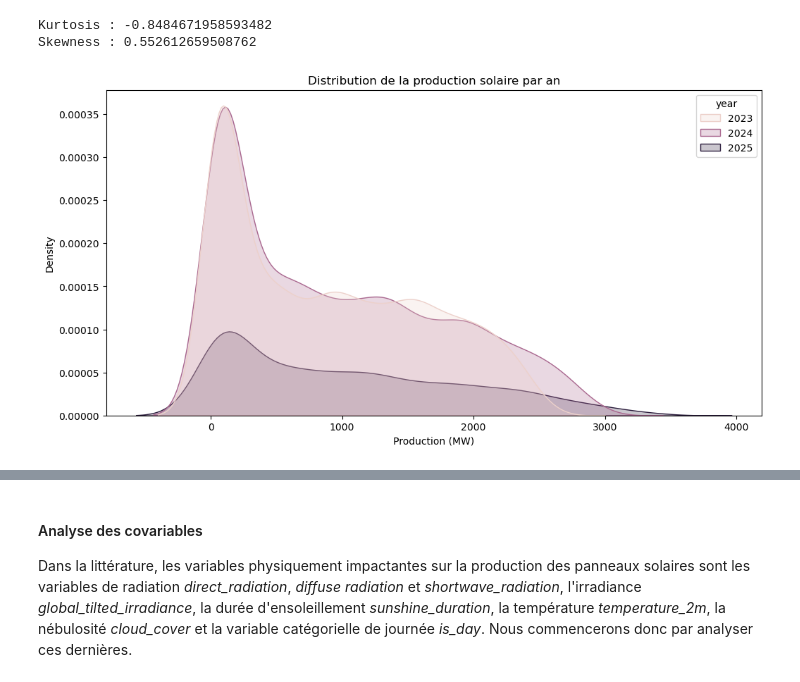
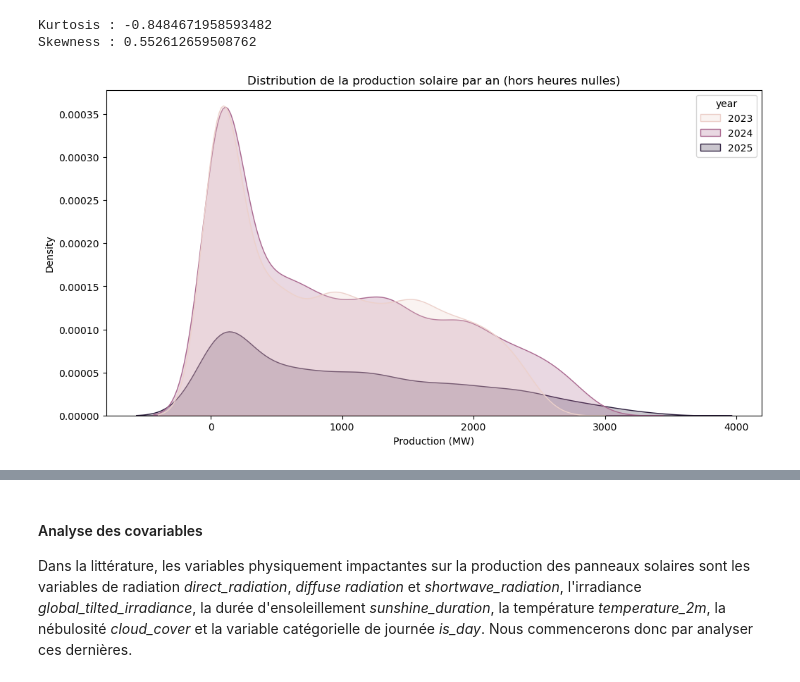
Before and after one commit to Simonsns/solar_prediction, a Jupyter notebook: notebooks/01_data_exploration.ipynb, the cells around one changed output, grey strips where cells are left out. Cells and saved outputs as stored; diff of their text form; code cells hidden in the pictures.

```diff
--- a/notebooks/01_data_exploration.ipynb
+++ b/notebooks/01_data_exploration.ipynb
@@ -255,11 +258,11 @@ Skewness : 0.552612659508762
 # %%
 plt.figure(figsize=(12,6))
 sns.kdeplot(data=prod_df, x='solar_mw', hue='year', fill=True)
-plt.title("Distribution de la production solaire par an")
+plt.title("Distribution de la production solaire par an (hors heures nulles)")
 plt.xlabel("Production (MW)")
 plt.show()
 # %% [output]
-[figure, old version]
+[figure, new version]
 # %% [markdown]
 **Key points** :
 - La distribution est asymétrique à droite (visualisation et skewness), ce qui est intuitif pour la production solaire (très grands pics, avec en moyenne des valeurs faibles (conditions météorologiques)) ;
```
Also changed, not shown: parts of 25 cells of this notebook.
